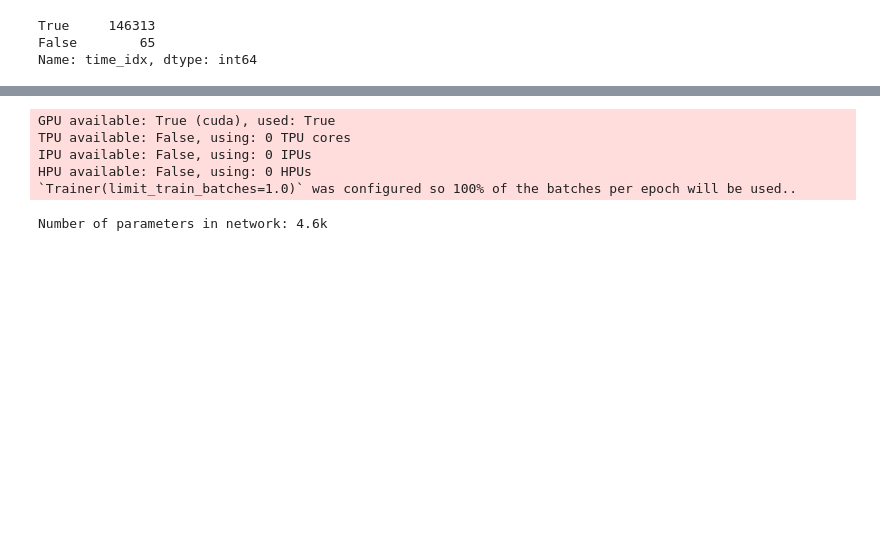
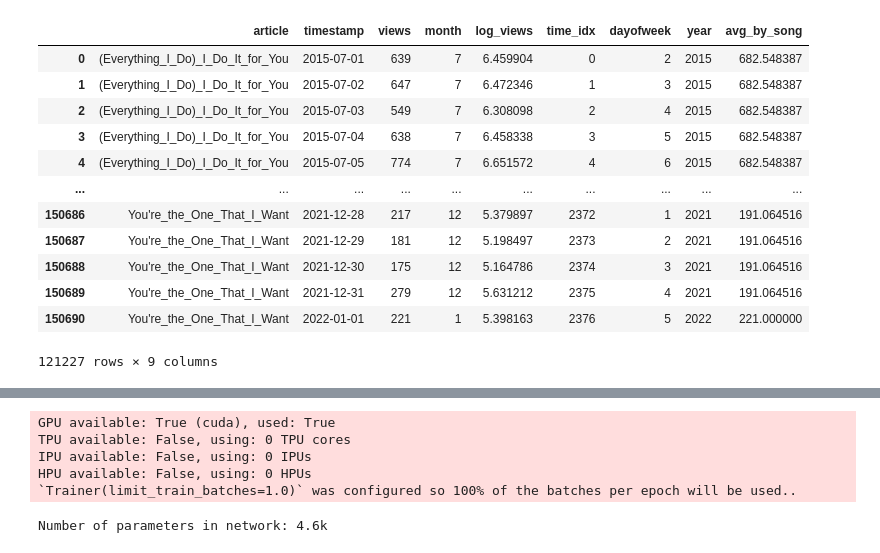
Before and after one commit to MohammadSakhnini/PageView_Prediction, a Jupyter notebook: Transformer/transformer.ipynb, the cells around one changed output, grey strips where cells are left out. Saved outputs shown, nothing was run; the diff lists cells and outputs as text; code cells hidden in the pictures; blank space fills up the shorter version.

```diff
--- a/Transformer/transformer.ipynb
+++ b/Transformer/transformer.ipynb
@@ -18,6 +19,4 @@ warnings.filterwarnings("ignore")
 # %%
-os.chdir("..")
-
 data = pd.read_csv("data/All_music.csv")
 data.sort_values(by=["timestamp"],inplace=True) # for my sanity
 data["timestamp"] = pd.to_datetime(data["timestamp"]) # needed to create time_index
@@ -27,37 +26,53 @@ data["timestamp"] = pd.to_datetime(data["timestamp"]) # needed to create time_in
 # data["time_idx"] -= data["time_idx"].min()
 
 data["month"] = data["timestamp"].dt.month.astype(str).astype("category")
 data["log_views"] = np.log(data["views"] + 1e-8)
 
 
 data["time_idx"] = data.index.astype(int)
 #data["timestamp"] = data["timestamp"].astype(str).astype('category')
 # (data.groupby("project")["time_idx"].diff() == 1).value_counts()
 
 
 # # add time index
 # data["time_idx"] = data["date"].dt.year * 12 + data["date"].dt.month
 # data["time_idx"] -= data["time_idx"].min()
 data.drop(["project","granularity","access","agent"],inplace=True,axis=1)
 data["article"] = data["article"].astype(str).astype("category")
 
 # Delete wrong data
 data = data[data["article"] != "Paper_Doll"]
 data = data[data["article"] != "Y.M.C.A"]
 data = data[data["article"] != "Bei_Mir_Bist_Du_Schön"]
 
 #new Features
 data["dayofweek"] = data["timestamp"].dt.dayofweek.astype(str).astype("category")
 data["log_views"] = np.log(data["views"] + 1e-8)
 data["month"] = data["timestamp"].dt.month.astype(str).astype("category")
 data["year"] = data["timestamp"].dt.year.astype(str).astype("category")
 data["avg_by_song"] = data.groupby(["month","year","article"],observed=True)["views"].transform("mean")
 
-(data.groupby("article")["time_idx"].diff() == 1).value_counts()
+
+data = data[data['article'].map(data['article'].value_counts()) == 2377]
+data.drop("Unnamed: 0",inplace=True,axis=1)
+data.sort_values(by=["article","timestamp"],inplace=True)
+#data["time_idx"] = data["timestamp"].dt.year * 12 + data["timestamp"].dt.month + 365 * data["timestamp"].dt.day
+data["time_idx"] = [i for i in range(2377)] * len(data["article"].unique())
+data
 # %% [output]
+|  | article | timestamp | views | month | log_views | time_idx | dayofweek | year | avg_by_song |
+| 0 | (Everything_I_Do)_I_Do_It_for_You | 2015-07-01 | 639 | 7 | 6.459904 | 0 | 2 | 2015 | 682.548387 |
+| 1 | (Everything_I_Do)_I_Do_It_for_You | 2015-07-02 | 647 | 7 | 6.472346 | 1 | 3 | 2015 | 682.548387 |
+| 2 | (Everything_I_Do)_I_Do_It_for_You | 2015-07-03 | 549 | 7 | 6.308098 | 2 | 4 | 2015 | 682.548387 |
+| 3 | (Everything_I_Do)_I_Do_It_for_You | 2015-07-04 | 638 | 7 | 6.458338 | 3 | 5 | 2015 | 682.548387 |
+| 4 | (Everything_I_Do)_I_Do_It_for_You | 2015-07-05 | 774 | 7 | 6.651572 | 4 | 6 | 2015 | 682.548387 |
+| ... | ... | ... | ... | ... | ... | ... | ... | ... | ... |
+| 150686 | You're_the_One_That_I_Want | 2021-12-28 | 217 | 12 | 5.379897 | 2372 | 1 | 2021 | 191.064516 |
+| 150687 | You're_the_One_That_I_Want | 2021-12-29 | 181 | 12 | 5.198497 | 2373 | 2 | 2021 | 191.064516 |
+| 150688 | You're_the_One_That_I_Want | 2021-12-30 | 175 | 12 | 5.164786 | 2374 | 3 | 2021 | 191.064516 |
+| 150689 | You're_the_One_That_I_Want | 2021-12-31 | 279 | 12 | 5.631212 | 2375 | 4 | 2021 | 191.064516 |
+| 150690 | You're_the_One_That_I_Want | 2022-01-01 | 221 | 1 | 5.398163 | 2376 | 5 | 2022 | 221.000000 |
-True     146313
-False        65
-Name: time_idx, dtype: int64
+121227 rows × 9 columns
 # %%
 # checking for correct datatype
 data.info()
```
Also changed, not shown: parts of 5 cells of this notebook, 4 other files.
